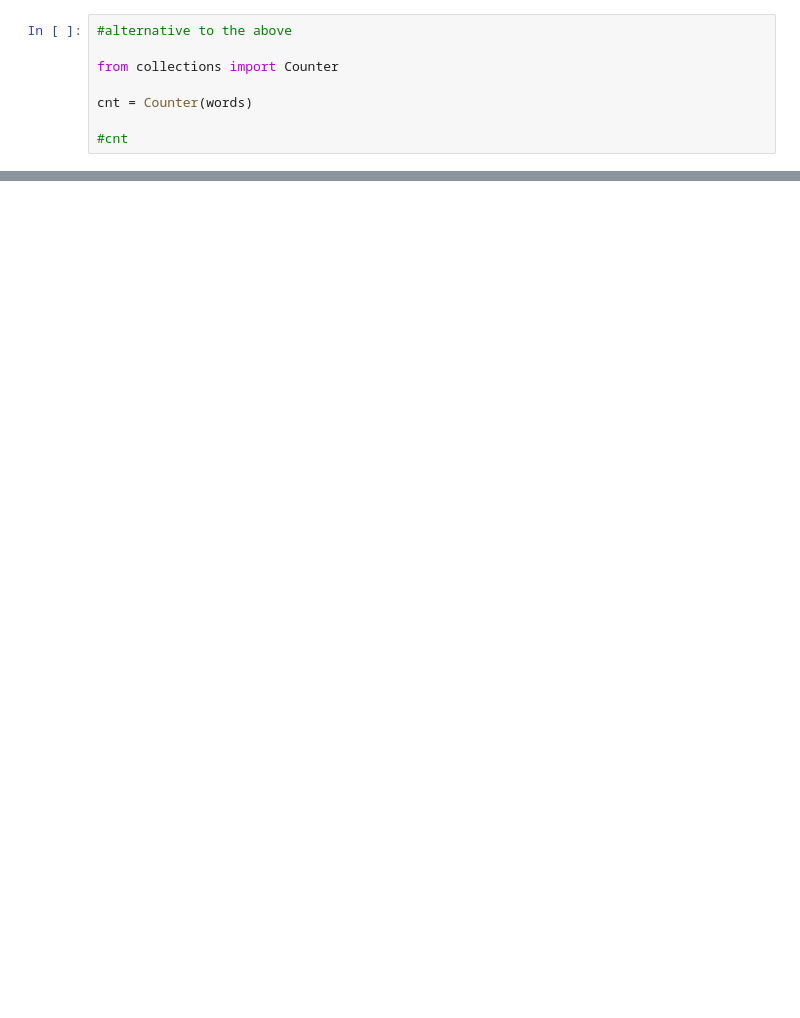
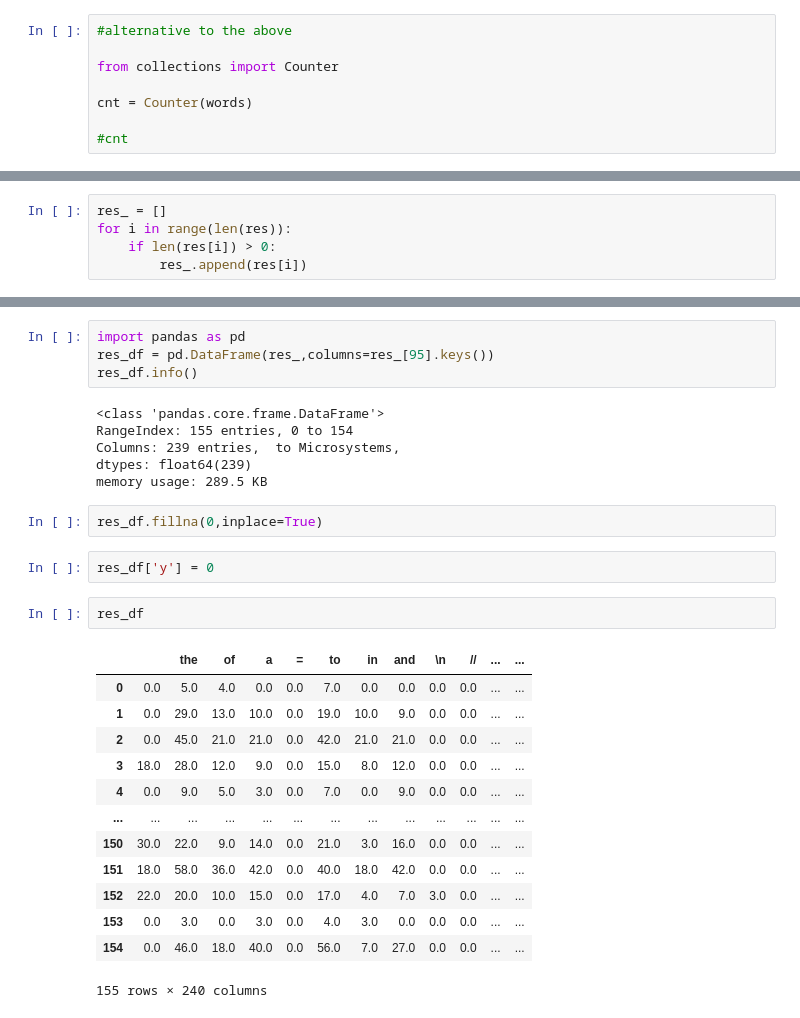
Before and after one commit to ARKA1112/HOML_AurelienG, a Jupyter notebook: chap3_classification.ipynb, the cells around one changed output, grey strips where cells are left out. Cells and saved outputs as stored; diff of their text form; blank space fills up the shorter version.

```diff
--- a/chap3_classification.ipynb
+++ b/chap3_classification.ipynb
@@ -1125,0 +1126,5 @@ newdict
+# %%
+res_ = []
+for i in range(len(res)):
+    if len(res[i]) > 0:
+        res_.append(res[i])
@@ -1125,0 +1143,30 @@ newdict
+# %%
+import pandas as pd
+res_df = pd.DataFrame(res_,columns=res_[95].keys())
+res_df.info()
+# %% [output]
+<class 'pandas.core.frame.DataFrame'>
+RangeIndex: 155 entries, 0 to 154
+Columns: 239 entries,  to Microsystems,
+dtypes: float64(239)
+memory usage: 289.5 KB
+# %%
+res_df.fillna(0,inplace=True)
+# %%
+res_df['y'] = 0
+# %%
+res_df
+# %% [output]
+|  |  | the | of | a | = | to | in | and | \n | // | ... | ... |
+| 0 | 0.0 | 5.0 | 4.0 | 0.0 | 0.0 | 7.0 | 0.0 | 0.0 | 0.0 | 0.0 | ... | ... |
+| 1 | 0.0 | 29.0 | 13.0 | 10.0 | 0.0 | 19.0 | 10.0 | 9.0 | 0.0 | 0.0 | ... | ... |
+| 2 | 0.0 | 45.0 | 21.0 | 21.0 | 0.0 | 42.0 | 21.0 | 21.0 | 0.0 | 0.0 | ... | ... |
+| 3 | 18.0 | 28.0 | 12.0 | 9.0 | 0.0 | 15.0 | 8.0 | 12.0 | 0.0 | 0.0 | ... | ... |
+| 4 | 0.0 | 9.0 | 5.0 | 3.0 | 0.0 | 7.0 | 0.0 | 9.0 | 0.0 | 0.0 | ... | ... |
+| ... | ... | ... | ... | ... | ... | ... | ... | ... | ... | ... | ... | ... |
+| 150 | 30.0 | 22.0 | 9.0 | 14.0 | 0.0 | 21.0 | 3.0 | 16.0 | 0.0 | 0.0 | ... | ... |
+| 151 | 18.0 | 58.0 | 36.0 | 42.0 | 0.0 | 40.0 | 18.0 | 42.0 | 0.0 | 0.0 | ... | ... |
+| 152 | 22.0 | 20.0 | 10.0 | 15.0 | 0.0 | 17.0 | 4.0 | 7.0 | 3.0 | 0.0 | ... | ... |
+| 153 | 0.0 | 3.0 | 0.0 | 3.0 | 0.0 | 4.0 | 3.0 | 0.0 | 0.0 | 0.0 | ... | ... |
+| 154 | 0.0 | 46.0 | 18.0 | 40.0 | 0.0 | 56.0 | 7.0 | 27.0 | 0.0 | 0.0 | ... | ... |
+155 rows × 240 columns
```
Also changed, not shown: parts of 27 cells of this notebook.
